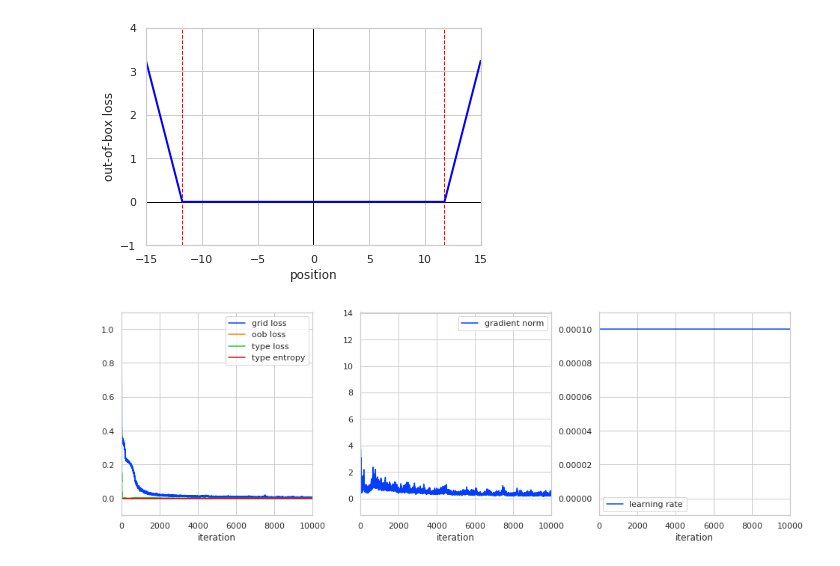
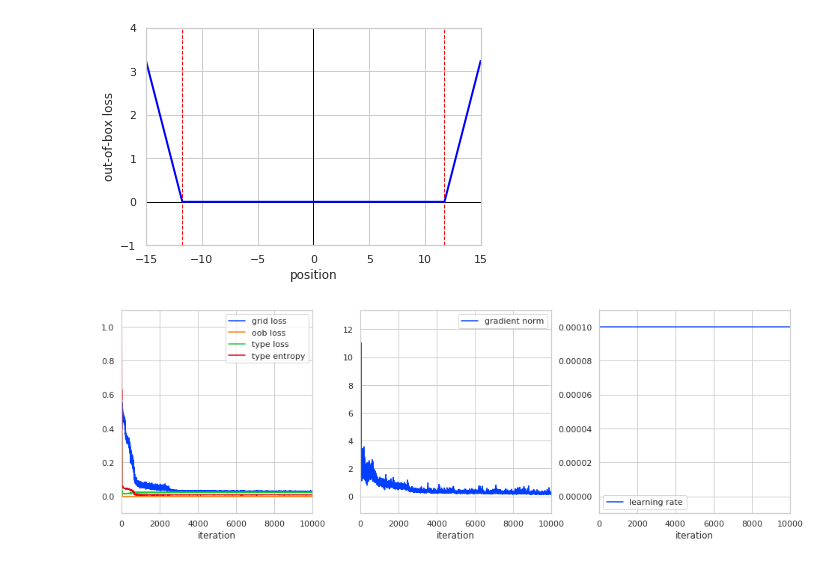
Before and after one commit to mattragoza/ipython-notebooks, a Jupyter notebook: molgrid_rnn.ipynb, the cells around one changed output. Drawn from its saved outputs; the diff is of its cells as text; code cells hidden in the pictures.

Commit message:
add back type entropy

```diff
--- a/molgrid_rnn.ipynb
+++ b/molgrid_rnn.ipynb
@@ -364,7 +364,7 @@ while i < n_iterations:
             k_grid_loss    = 1/float(grid_loss)
             k_oob_loss     = 1/100
             k_type_loss    = 1/float(type_loss)
-            k_type_entropy = 0/float(type_entropy)
+            k_type_entropy = 1/float(type_entropy)
 
         grid_loss    *= k_grid_loss
         oob_loss     *= k_oob_loss
@@ -429,34 +429,34 @@ while i < n_iterations:
             grid_loss    *= k_grid_loss
             oob_loss     *= k_oob_loss
             type_loss    *= k_type_loss
             type_entropy *= k_type_entropy
             loss = grid_loss + oob_loss + type_loss + type_entropy
 
             loss.backward()
             nn.utils.clip_grad_norm_(model.parameters(), 100)
 
             write_xyz_and_arrows(
                 typesd.detach().cpu().numpy()[:1,:,:],
                 coords.detach().cpu().numpy()[:1,:,:],
                 coords.grad.detach().cpu().numpy()[:1,:,:],
                 pred_out, arrows_out, sample=True,
                 state=i//print_interval,
                 scale=-500)
             pred_out.flush()
             arrows_out.flush()
 
             if grad_norms[-1] < 5e-4:
                 print('converged')
                 break
 
         if i % step_interval == 0:
             lr_policy.step()
 
     except KeyboardInterrupt:
         print('interrupted')
         break
 # %% [output]
-[figure, old version]
+[figure, new version]
 # %%
 print(k_grid_loss, k_oob_loss, k_type_loss, k_type_entropy)
 # %%
```
